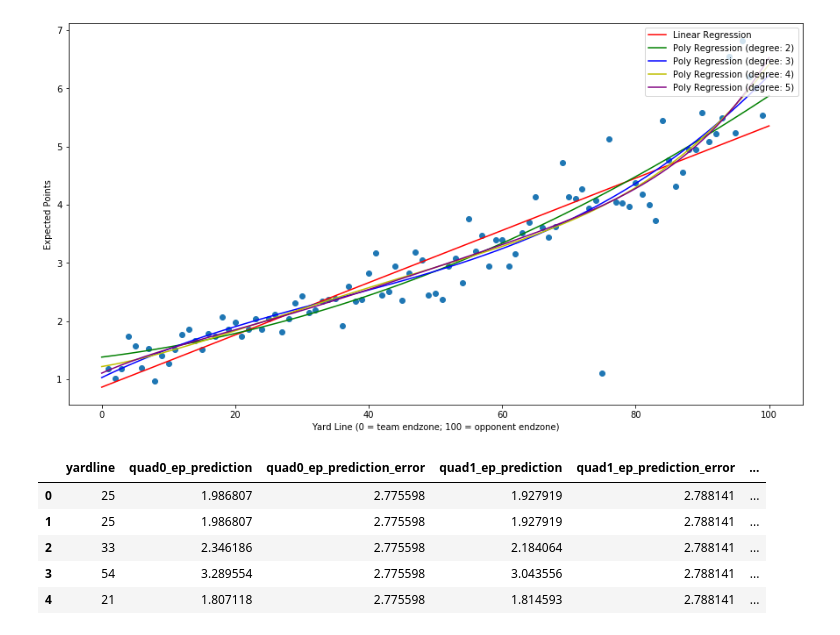
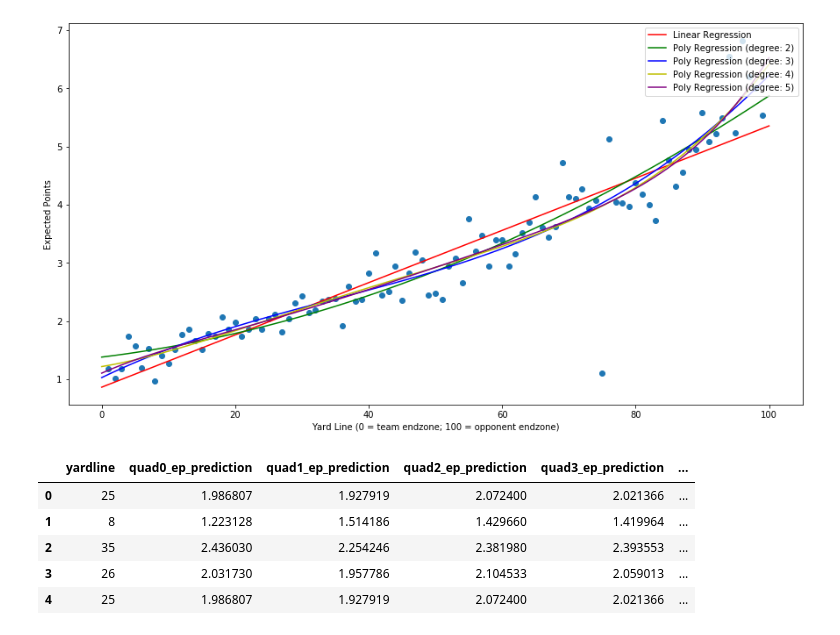
Before and after one commit to akeaswaran/cfb-pbp-analysis, a Jupyter notebook: cfb-drive-pbp-analysis.ipynb, the cells around one changed output. Cells and saved outputs as stored; diff of their text form; code cells hidden in the pictures.

```diff
--- a/cfb-drive-pbp-analysis.ipynb
+++ b/cfb-drive-pbp-analysis.ipynb
@@ -2,6 +2,8 @@
 import pandas as pd
 
 pbp_data = pd.read_csv('data/pbp/2018.csv', sep=",", encoding='iso-8859-1')
+pbp_data.append(pd.read_csv('data/pbp/2017.csv', sep=",", encoding='iso-8859-1'))
+pbp_data.append(pd.read_csv('data/pbp/2016.csv', sep=",", encoding='iso-8859-1'))
 pbp_data.id.nunique()
 # %% [output]
 153544
@@ -61,0 +58,5 @@ drive_data.head()
+# %%
+drive_data = pd.read_json('data/drives/2018.json')
+drive_data.append(pd.read_csv('data/drives/2017.csv', sep=",", encoding='iso-8859-1'))
+drive_data.append(pd.read_csv('data/drives/2016.csv', sep=",", encoding='iso-8859-1'))
+drive_data.head()
@@ -428,41 +443,41 @@ verify_results.loc[
     verify_results.offense == verify_results.away, ['start_yardline']
 ] = 100 - verify_results.start_yardline
 verify_results.loc[
     verify_results.offense == verify_results.away, ['end_yardline']
 ] = 100 - verify_results.end_yardline
 
 yardlines = verify_results.start_yardline
 test_input = np.random.choice(a=verify_results.start_yardline, size=99)
 
 test_dataset = pd.DataFrame({'yardline':test_input})
 
 test_dataset['quad0_ep_prediction'] = model.predict(test_dataset.yardline[:, np.newaxis])
-test_dataset['quad0_ep_prediction_error'] = mean_squared_error(combined.ep[:, np.newaxis], test_dataset['quad0_ep_prediction'])
+# test_dataset['quad0_ep_prediction_error'] = mean_squared_error(combined.ep[:, np.newaxis], test_dataset['quad0_ep_prediction'])
 test_dataset.head()
 
 yardline_quad1 = PolynomialFeatures(degree=2).fit_transform(test_dataset.yardline[:, np.newaxis])
 test_dataset['quad1_ep_prediction'] = quad1.predict(yardline_quad1)
-test_dataset['quad1_ep_prediction_error'] = mean_squared_error(combined.ep[:, np.newaxis], test_dataset['quad1_ep_prediction'])
+# test_dataset['quad1_ep_prediction_error'] = mean_squared_error(combined.ep[:, np.newaxis], test_dataset['quad1_ep_prediction'])
 test_dataset.head()
 
 yardline_quad2 = PolynomialFeatures(degree=3).fit_transform(test_dataset.yardline[:, np.newaxis])
 test_dataset['quad2_ep_prediction'] = quad2.predict(yardline_quad2)
-test_dataset['quad2_ep_prediction_error'] = mean_squared_error(combined.ep[:, np.newaxis], test_dataset['quad2_ep_prediction'])
+# test_dataset['quad2_ep_prediction_error'] = mean_squared_error(combined.ep[:, np.newaxis], test_dataset['quad2_ep_prediction'])
 test_dataset.head()
 
 yardline_quad3 = PolynomialFeatures(degree=4).fit_transform(test_dataset.yardline[:, np.newaxis])
 test_dataset['quad3_ep_prediction'] = quad3.predict(yardline_quad3)
-test_dataset['quad3_ep_prediction_error'] = mean_squared_error(combined.ep[:, np.newaxis], test_dataset['quad3_ep_prediction'])
+# test_dataset['quad3_ep_prediction_error'] = mean_squared_error(combined.ep[:, np.newaxis], test_dataset['quad3_ep_prediction'])
 test_dataset.head()
 
 yardline_quad4 = PolynomialFeatures(degree=5).fit_transform(test_dataset.yardline[:, np.newaxis])
 test_dataset['quad4_ep_prediction'] = quad4.predict(yardline_quad4)
-test_dataset['quad4_ep_prediction_error'] = mean_squared_error(combined.ep[:, np.newaxis], test_dataset['quad4_ep_prediction'])
+# test_dataset['quad4_ep_prediction_error'] = mean_squared_error(combined.ep[:, np.newaxis], test_dataset['quad4_ep_prediction'])
 test_dataset.head()
 # %% [output]
-|  | yardline | quad0_ep_prediction | quad0_ep_prediction_error | quad1_ep_prediction | quad1_ep_prediction_error | ... |
-| 0 | 25 | 1.986807 | 2.775598 | 1.927919 | 2.788141 | ... |
-| 1 | 25 | 1.986807 | 2.775598 | 1.927919 | 2.788141 | ... |
-| 2 | 33 | 2.346186 | 2.775598 | 2.184064 | 2.788141 | ... |
-| 3 | 54 | 3.289554 | 2.775598 | 3.043556 | 2.788141 | ... |
-| 4 | 21 | 1.807118 | 2.775598 | 1.814593 | 2.788141 | ... |
+|  | yardline | quad0_ep_prediction | quad1_ep_prediction | quad2_ep_prediction | quad3_ep_prediction | ... |
+| 0 | 25 | 1.986807 | 1.927919 | 2.072400 | 2.021366 | ... |
+| 1 | 8 | 1.223128 | 1.514186 | 1.429660 | 1.419964 | ... |
+| 2 | 35 | 2.436030 | 2.254246 | 2.381980 | 2.393553 | ... |
+| 3 | 26 | 2.031730 | 1.957786 | 2.104533 | 2.059013 | ... |
+| 4 | 25 | 1.986807 | 1.927919 | 2.072400 | 2.021366 | ... |
```
Also changed, not shown: parts of 7 cells of this notebook.
